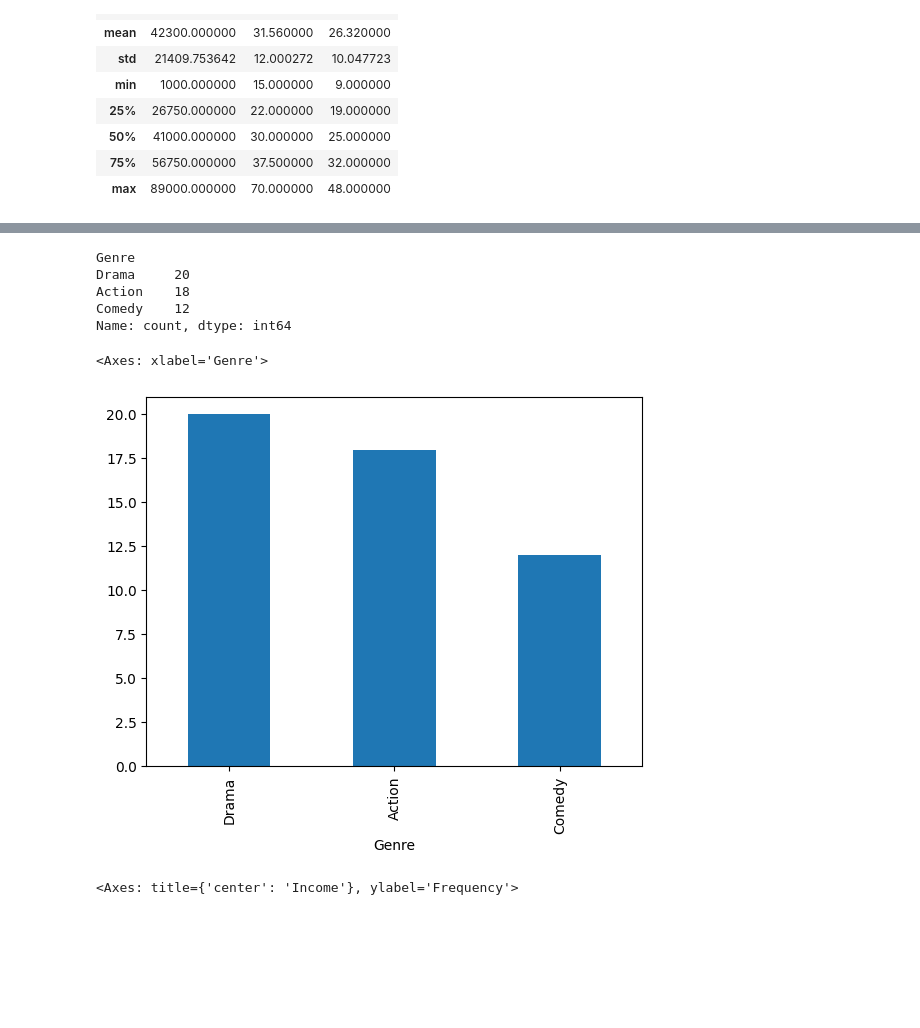
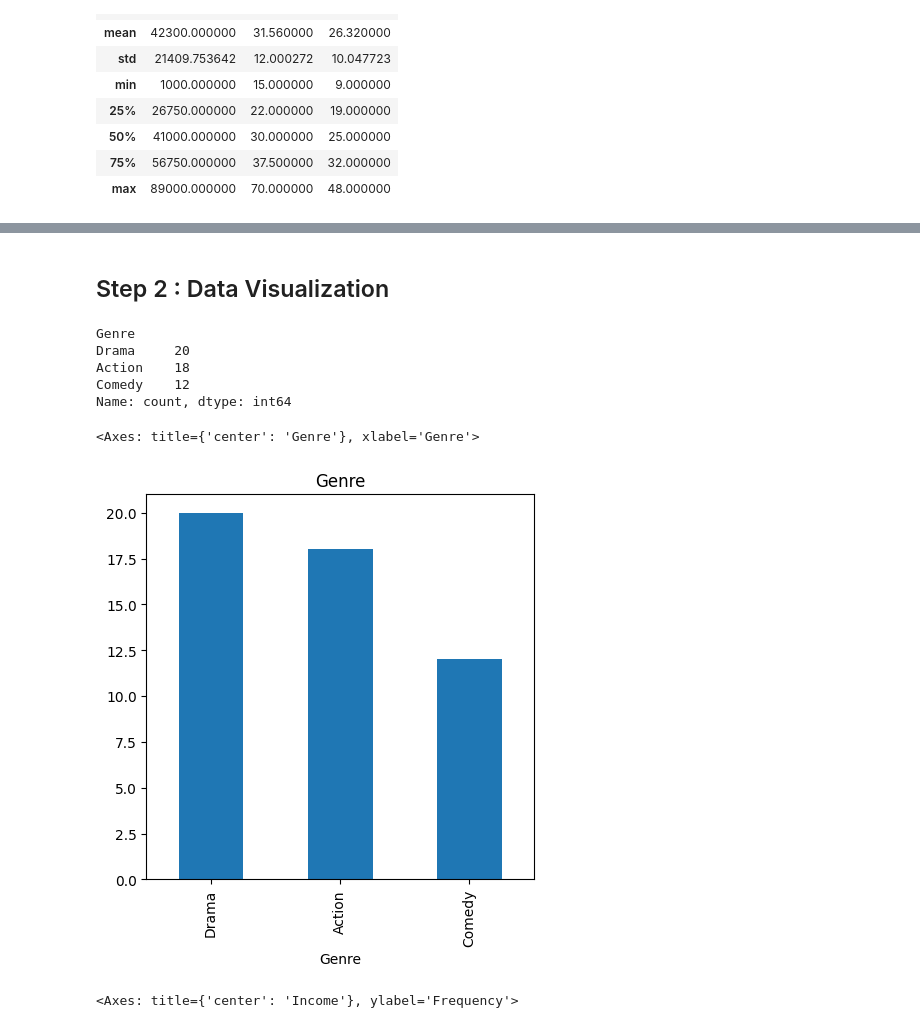
Before and after one commit to va23274/CI345_ML, a Jupyter notebook: Lab8_KNN_MovieStore_finished_By_Arsilbhai_vahora.ipynb, the cells around one changed output, grey strips where cells are left out. Cells and saved outputs as stored; diff of their text form; code cells hidden in the pictures; blank space fills up the shorter version.

```diff
--- a/Lab8_KNN_MovieStore_finished_By_Arsilbhai_vahora.ipynb
+++ b/Lab8_KNN_MovieStore_finished_By_Arsilbhai_vahora.ipynb
@@ -130,15 +139,17 @@ df.head(2)
+# %% [markdown]
+## Step 2 : Data Visualization
 # %%
 res = df.Genre.value_counts()
 print(res)
-res.plot(kind='bar')
+res.plot(kind='bar', title = 'Genre', figsize = (5,5))
 # %% [output]
 Genre
 Drama     20
 Action    18
 Comedy    12
 Name: count, dtype: int64
-<Axes: xlabel='Genre'>
+<Axes: title={'center': 'Genre'}, xlabel='Genre'>
-[figure, old version]
+[figure, new version]
 # %%
 df = orginal_vtable
 res = df['Income']
```
Also changed, not shown: parts of 23 cells of this notebook.
